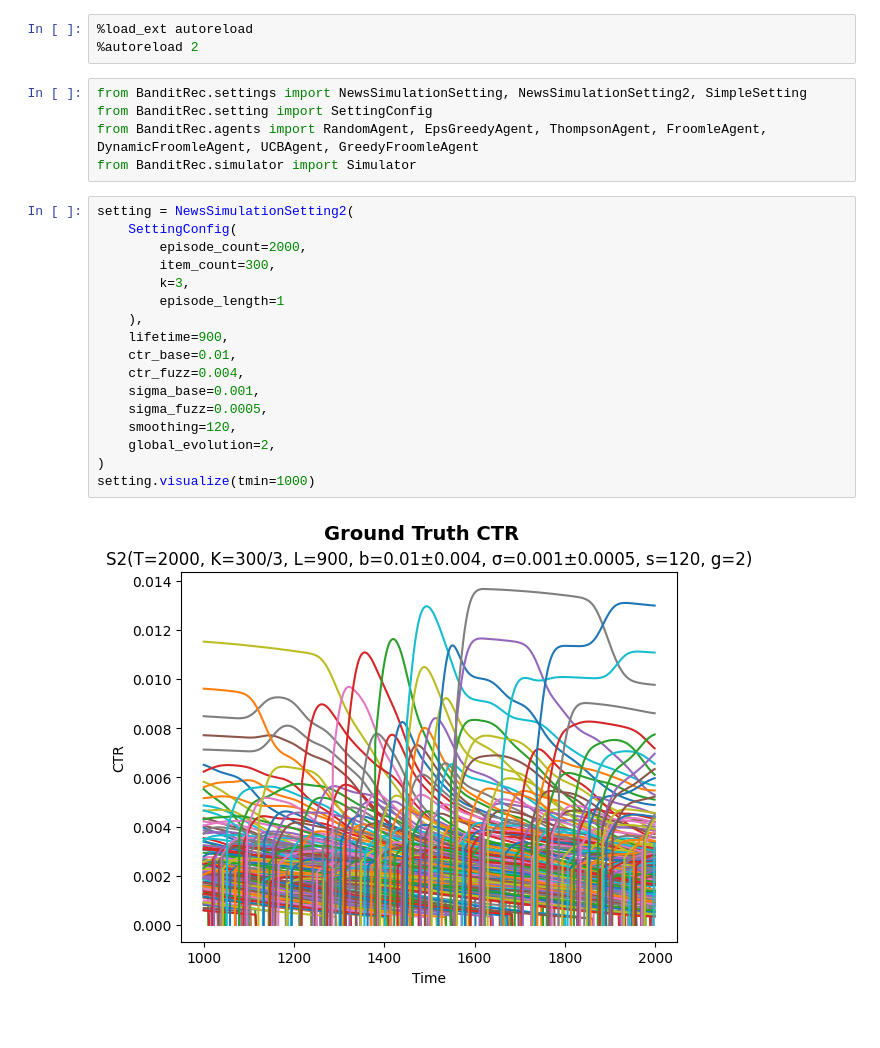
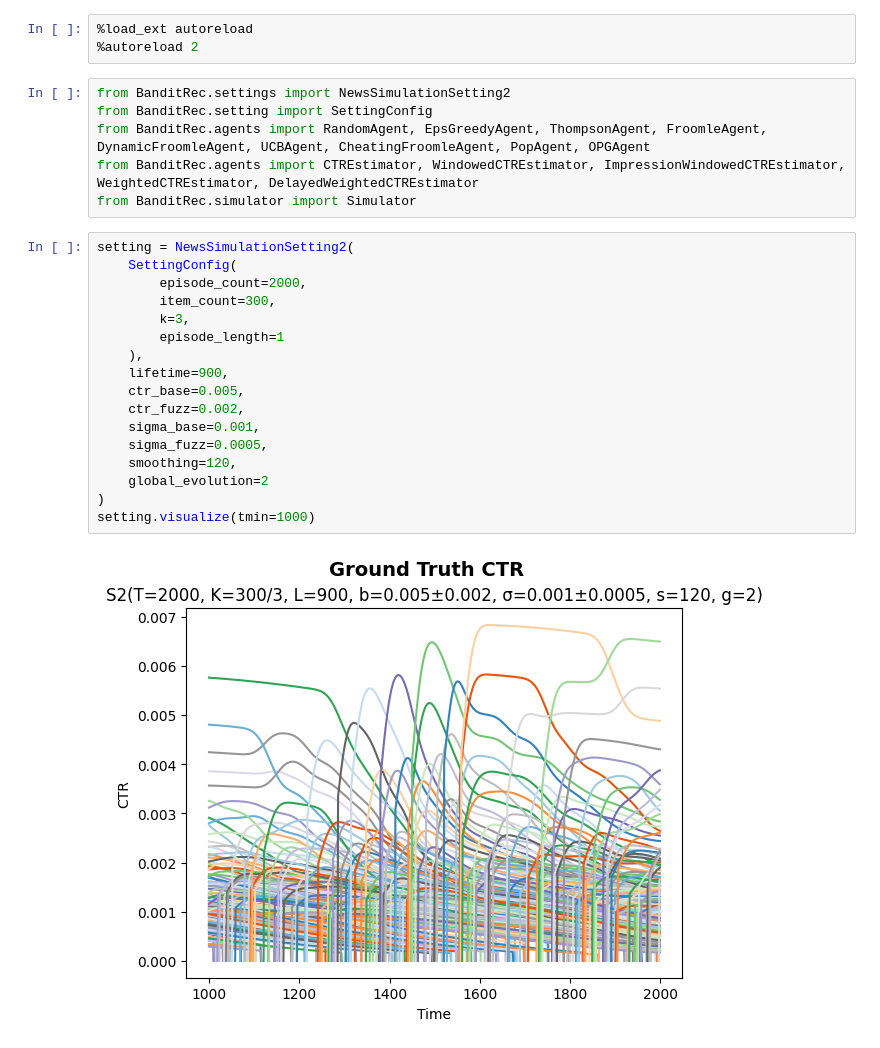
Before and after one commit to noah-daniels/bandit-rec, a Jupyter notebook: main.ipynb, the cells around one changed output. Saved outputs shown, nothing was run; the diff lists cells and outputs as text.

```diff
--- a/main.ipynb
+++ b/main.ipynb
@@ -2,26 +2,27 @@
 %load_ext autoreload
 %autoreload 2
 # %%
-from BanditRec.settings import NewsSimulationSetting, NewsSimulationSetting2, SimpleSetting
+from BanditRec.settings import NewsSimulationSetting2
 from BanditRec.setting import SettingConfig
-from BanditRec.agents import RandomAgent, EpsGreedyAgent, ThompsonAgent, FroomleAgent, DynamicFroomleAgent, UCBAgent, GreedyFroomleAgent
+from BanditRec.agents import RandomAgent, EpsGreedyAgent, ThompsonAgent, FroomleAgent, DynamicFroomleAgent, UCBAgent, CheatingFroomleAgent, PopAgent, OPGAgent
+from BanditRec.agents import CTREstimator, WindowedCTREstimator, ImpressionWindowedCTREstimator, WeightedCTREstimator, DelayedWeightedCTREstimator
 from BanditRec.simulator import Simulator
 # %%
 setting = NewsSimulationSetting2(
     SettingConfig(
         episode_count=2000,
         item_count=300,
         k=3,
         episode_length=1
     ),
     lifetime=900,
-    ctr_base=0.01,
-    ctr_fuzz=0.004,
+    ctr_base=0.005,
+    ctr_fuzz=0.002,
     sigma_base=0.001,
     sigma_fuzz=0.0005,
     smoothing=120,
-    global_evolution=2,
+    global_evolution=2
 )
 setting.visualize(tmin=1000)
 # %% [output]
-[figure, old version]
+[figure, new version]
```
Also changed, not shown: parts of 12 cells of this notebook, 21 other files.
